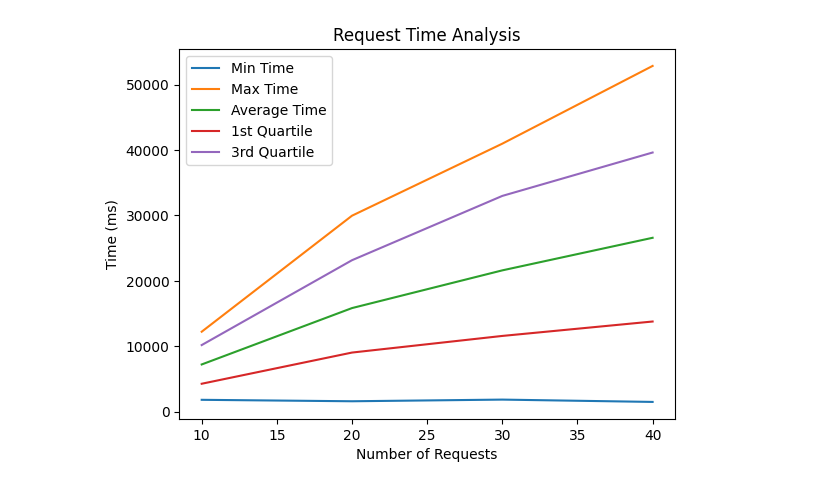
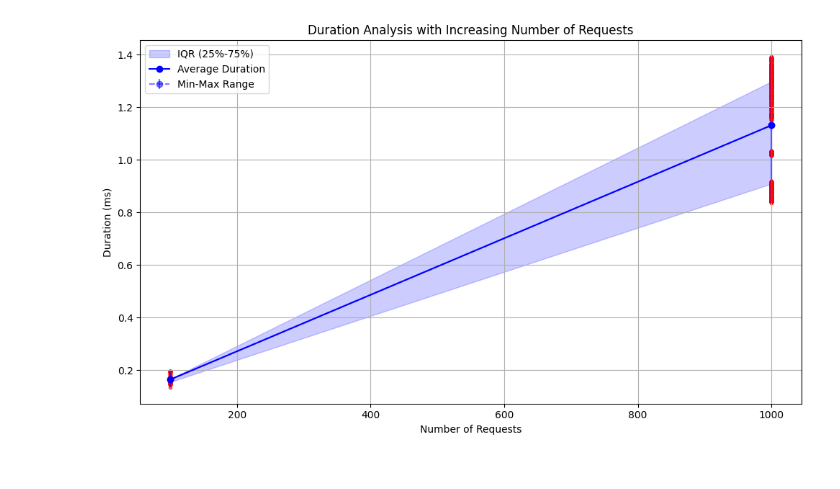
Before and after one commit to GehriJan/distributed-systems-exam, a Jupyter notebook: src/tests.ipynb, the cells around one changed output. Cells and saved outputs as stored; diff of their text form; code cells hidden in the pictures.

Commit message:
feat: working version and some plotting

```diff
--- a/src/tests.ipynb
+++ b/src/tests.ipynb
@@ -1,51 +1,80 @@
 # %%
 import asyncio
 import aiohttp
 import time
 import matplotlib.pyplot as plt
 import numpy as np
+import json
+import random
 
-server_url = 'http://192.168.0.100:8080/generate-key'
 
-async def test_request_times(num_requests):
+
+with open('primes.json', 'r') as file:
+    primes = json.load(file)
+
+async def fetch_app_output():
+
+    p, q = random.sample(primes, 2)  # Randomly select two primes
+    phi = (p - 1) * (q - 1)  # Calculate phi
+
+    while True:
+        e = random.randint(2, phi - 1)  # Randomly select e
+        if np.gcd(e, phi) == 1:
+            break
+
+    params = {'e': str(e), 'phi': str(phi)}  # Prepare parameters
+
+
     async with aiohttp.ClientSession() as session:
-        async def measure_request_time():
-            start_time = time.perf_counter()
-            await session.get(server_url)
+        start_time = time.perf_counter()
+        async with session.get(f'http://192.168.0.100/compute-inverse', params=params) as response:
+            output = await response.json()
             end_time = time.perf_counter()
-            return (end_time - start_time) * 1000  # Convert to milliseconds
 
-        tasks = [measure_request_time() for _ in range(num_requests)]
-        durations = await asyncio.gather(*tasks)
+    assert(int(output["privateKey"]) * e % phi == 1)  # Check if the result is correct
 
-    return durations  # Return list of durations for each request
+    return end_time - start_time
 
-async def main():
-    request_counts = [10, 20, 30, 40]  # Number of requests
+durations = []
+x = [100, 1000]
 
-    x = request_counts
-    y_min, y_max, y_avg, y_q1, y_q3 = [], [], [], [], []
+for num_requests in x:
+    tasks = [fetch_app_output() for _ in range(num_requests)]
+    durations.append(await asyncio.gather(*tasks))
 
-    for count in request_counts:
-        durations = await test_request_times(count)
-        y_min.append(min(durations))
-        y_max.append(max(durations))
-        y_avg.append(sum(durations) / len(durations))
-        y_q1.append(np.percentile(durations, 25))
-        y_q3.append(np.percentile(durations, 75))
+# Calculate statistics for durations
+means = [np.mean(d) for d in durations]
+q1 = [np.percentile(d, 25) for d in durations]
+q3 = [np.percentile(d, 75) for d in durations]
+min_vals = [np.min(d) for d in durations]
+max_vals = [np.max(d) for d in durations]
 
-    plt.plot(x, y_min, label='Min Time')
-    plt.plot(x, y_max, label='Max Time')
-    plt.plot(x, y_avg, label='Average Time')
-    plt.plot(x, y_q1, label='1st Quartile')
-    plt.plot(x, y_q3, label='3rd Quartile')
+# Plot
+plt.figure(figsize=(10, 6))
 
-    plt.xlabel('Number of Requests')
-    plt.ylabel('Time (ms)')
-    plt.title('Request Time Analysis')
-    plt.legend()
-    plt.show()
+# IQR area
+plt.fill_between(x, q1, q3, color='blue', alpha=0.2, label='IQR (25%-75%)')
 
-await main()
+# Min-Max range (as error bars)
+plt.errorbar(x, means, yerr=[np.array(means) - np.array(min_vals),
+                                                        np.array(max_vals) - np.array(means)],
+                fmt='o', color='blue', linestyle='--', alpha=0.5, label='Min-Max Range')
+
+# Mean values
+plt.plot(x, means, 'o-', color='blue', label='Average Duration')
+
+# Data points
+for x, d in zip(x, durations):
+    plt.scatter([x]*len(d), d, color='red', s=10, alpha=0.6)
+
+# Axis labels and legend
+plt.xlabel('Number of Requests')
+plt.ylabel('Duration (ms)')
+plt.title('Duration Analysis with Increasing Number of Requests')
+plt.legend()
+plt.grid(True)
+
+plt.tight_layout()
+plt.show()
 # %% [output]
-[figure, old version]
+[figure, new version]
```
Also changed, not shown: parts of 2 cells of this notebook, 3 other files.
